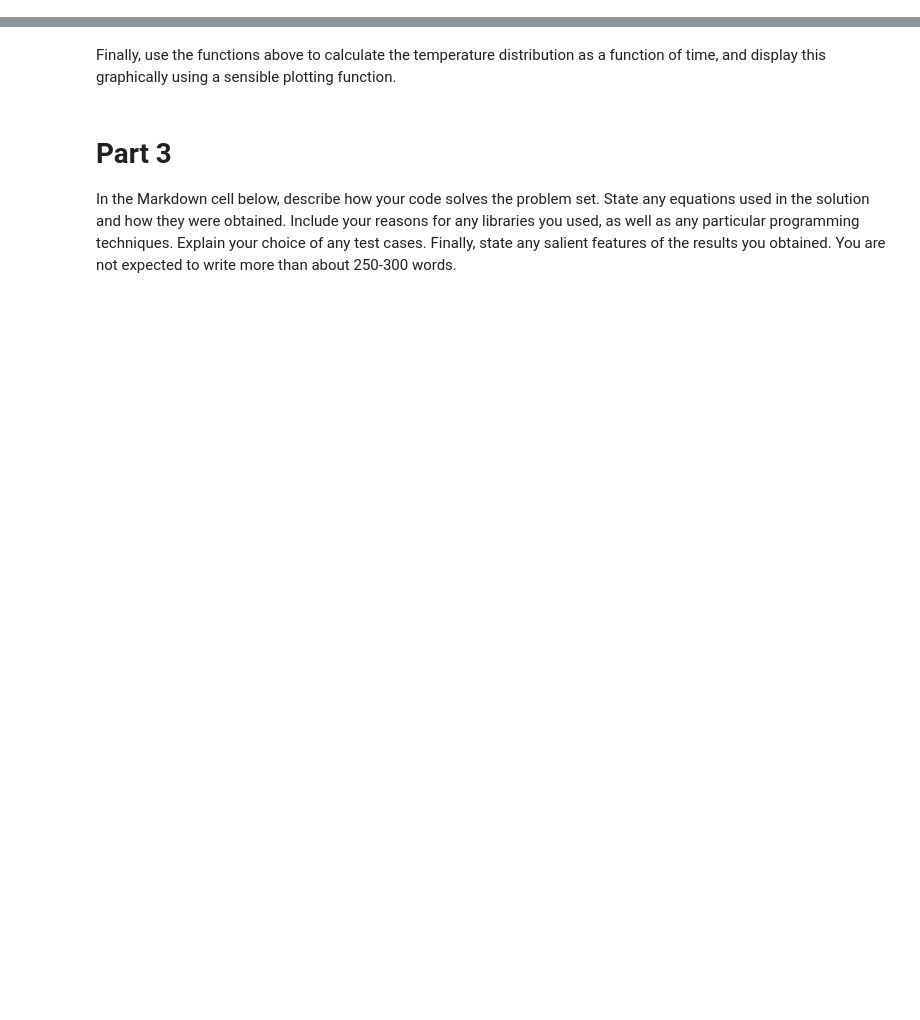
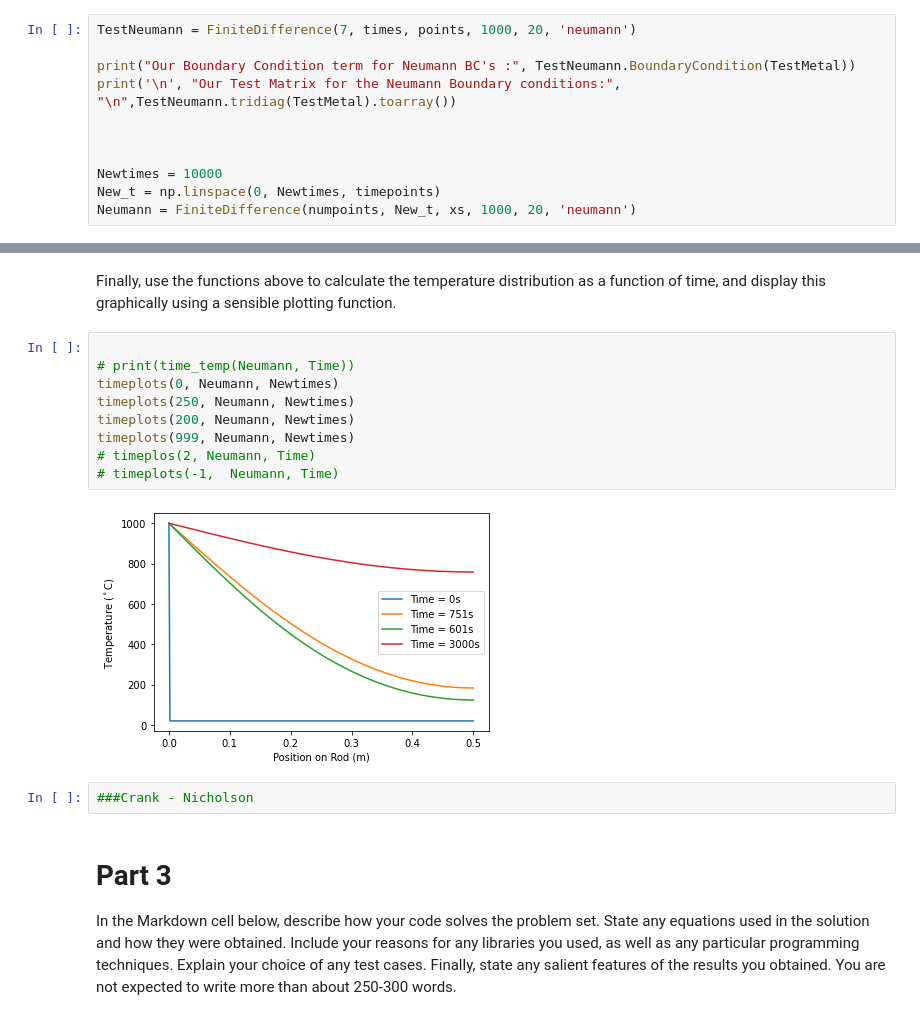
Before and after one commit to sam-you-ell/Computational-Physics, a Jupyter notebook: 3rd Year/PDEs/PDESolve.ipynb, the cells around one changed output, grey strips where cells are left out. Saved outputs shown, nothing was run; the diff lists cells and outputs as text; blank space fills up the shorter version.

```diff
--- a/3rd Year/PDEs/PDESolve.ipynb
+++ b/3rd Year/PDEs/PDESolve.ipynb
@@ -319,0 +277,11 @@ timeplots2(399, 'neumann')
+# %%
+TestNeumann = FiniteDifference(7, times, points, 1000, 20, 'neumann')
+
+print("Our Boundary Condition term for Neumann BC's :", TestNeumann.BoundaryCondition(TestMetal))
+print('\n', "Our Test Matrix for the Neumann Boundary conditions:", "\n",TestNeumann.tridiag(TestMetal).toarray())
+
+
+
+Newtimes = 10000
+New_t = np.linspace(0, Newtimes, timepoints)
+Neumann = FiniteDifference(numpoints, New_t, xs, 1000, 20, 'neumann')
@@ -320,5 +297,18 @@ timeplots2(399, 'neumann')
 # %% [markdown]
 Finally, use the functions above to calculate the temperature distribution as a function of time, and display this graphically using a sensible plotting function.
+# %%
+
+# print(time_temp(Neumann, Time))
+timeplots(0, Neumann, Newtimes)
+timeplots(250, Neumann, Newtimes)
+timeplots(200, Neumann, Newtimes)
+timeplots(999, Neumann, Newtimes)
+# timeplos(2, Neumann, Time)
+# timeplots(-1,  Neumann, Time)
+# %% [output]
+[figure, added]
+# %%
+###Crank - Nicholson
 # %% [markdown]
 # Part 3
 
```
Also changed, not shown: parts of 5 cells of this notebook.
